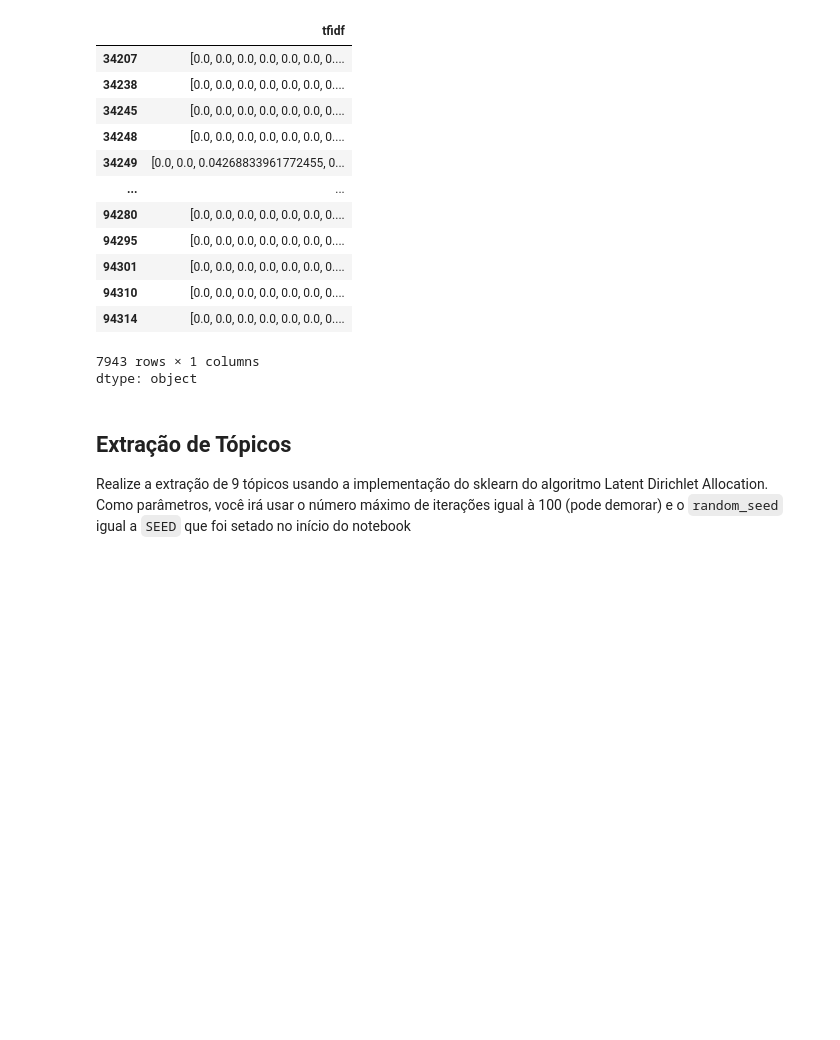
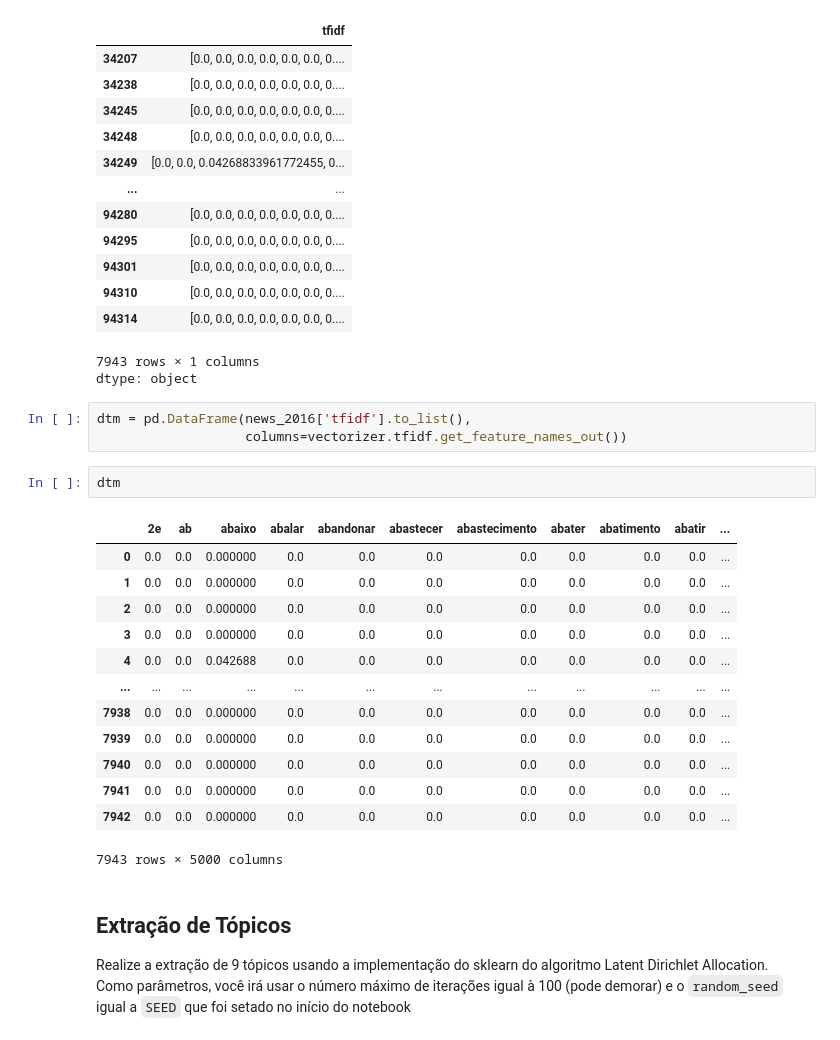
Before and after one commit to roriblim/NLP-python-PD, a Jupyter notebook: Questionário_Projeto_de_Disciplina_de_Text_Mining.ipynb, the cells around one changed output. Cells and saved outputs as stored; diff of their text form; blank space fills up the shorter version.

```diff
--- a/Questionário_Projeto_de_Disciplina_de_Text_Mining.ipynb
+++ b/Questionário_Projeto_de_Disciplina_de_Text_Mining.ipynb
@@ -384,6 +384,25 @@ news_2016.loc[:, 'tfidf']
 | 94314 | [0.0, 0.0, 0.0, 0.0, 0.0, 0.0, 0.... |
 7943 rows × 1 columns
 dtype: object
+# %%
+dtm = pd.DataFrame(news_2016['tfidf'].to_list(),
+                   columns=vectorizer.tfidf.get_feature_names_out())
+# %%
+dtm
+# %% [output]
+|  | 2e | ab | abaixo | abalar | abandonar | abastecer | abastecimento | abater | abatimento | abatir | ... |
+| 0 | 0.0 | 0.0 | 0.000000 | 0.0 | 0.0 | 0.0 | 0.0 | 0.0 | 0.0 | 0.0 | ... |
+| 1 | 0.0 | 0.0 | 0.000000 | 0.0 | 0.0 | 0.0 | 0.0 | 0.0 | 0.0 | 0.0 | ... |
+| 2 | 0.0 | 0.0 | 0.000000 | 0.0 | 0.0 | 0.0 | 0.0 | 0.0 | 0.0 | 0.0 | ... |
+| 3 | 0.0 | 0.0 | 0.000000 | 0.0 | 0.0 | 0.0 | 0.0 | 0.0 | 0.0 | 0.0 | ... |
+| 4 | 0.0 | 0.0 | 0.042688 | 0.0 | 0.0 | 0.0 | 0.0 | 0.0 | 0.0 | 0.0 | ... |
+| ... | ... | ... | ... | ... | ... | ... | ... | ... | ... | ... | ... |
+| 7938 | 0.0 | 0.0 | 0.000000 | 0.0 | 0.0 | 0.0 | 0.0 | 0.0 | 0.0 | 0.0 | ... |
+| 7939 | 0.0 | 0.0 | 0.000000 | 0.0 | 0.0 | 0.0 | 0.0 | 0.0 | 0.0 | 0.0 | ... |
+| 7940 | 0.0 | 0.0 | 0.000000 | 0.0 | 0.0 | 0.0 | 0.0 | 0.0 | 0.0 | 0.0 | ... |
+| 7941 | 0.0 | 0.0 | 0.000000 | 0.0 | 0.0 | 0.0 | 0.0 | 0.0 | 0.0 | 0.0 | ... |
+| 7942 | 0.0 | 0.0 | 0.000000 | 0.0 | 0.0 | 0.0 | 0.0 | 0.0 | 0.0 | 0.0 | ... |
+7943 rows × 5000 columns
 # %% [markdown]
 ## Extração de Tópicos
 
```
Also changed, not shown: parts of 2 cells of this notebook.
